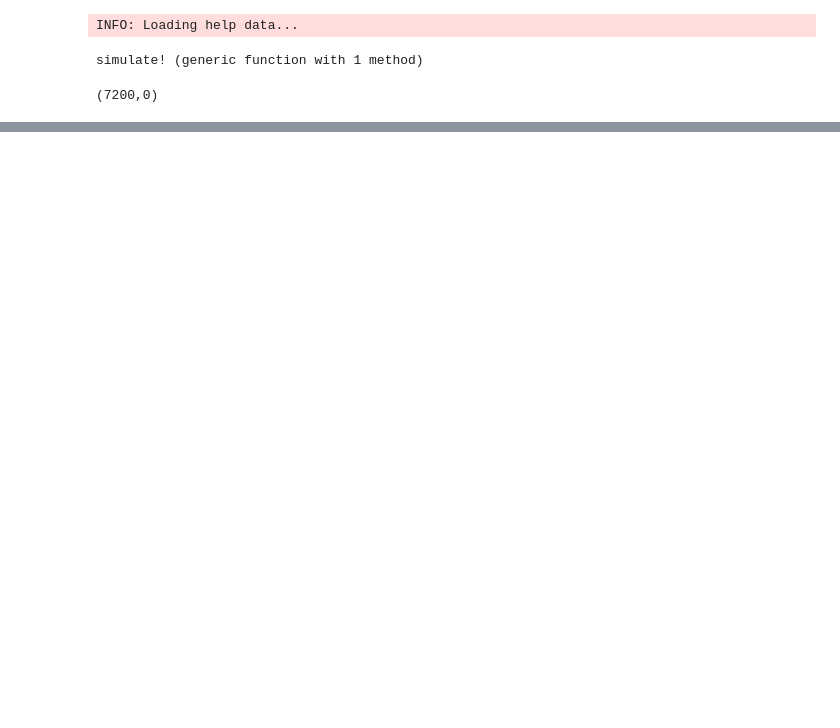
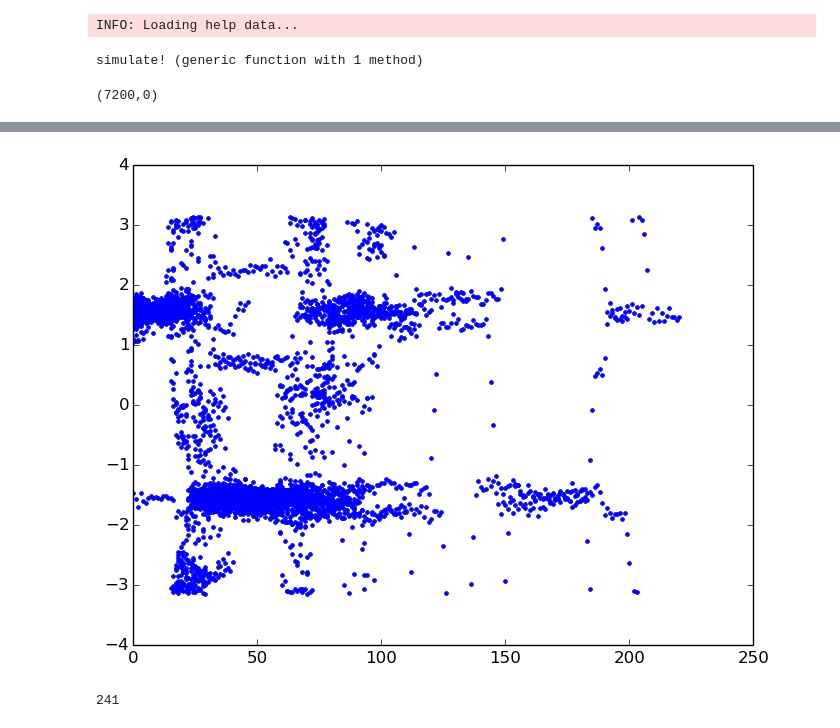
Before and after one commit to sisl/autoATC, a Jupyter notebook: sensorModel.ipynb, the cells around one changed output, grey strips where cells are left out. Saved outputs shown, nothing was run; the diff lists cells and outputs as text; code cells hidden in the pictures; blank space fills up the shorter version.

```diff
--- a/sensorModel.ipynb
+++ b/sensorModel.ipynb
@@ -40,0 +70,7 @@ grid("on")
+# %%
+for t in trajectories[(1:50)]
+    psi = [(mes.psi)  for mes in t];
+    plot(psi,marker=".",linestyle="",color="blue")
+end
+# %% [output]
+[figure, added]
@@ -40,0 +81,4 @@ grid("on")
+# %%
+length(trajectories)
+# %% [output]
+241
```
Also changed, not shown: parts of 7 cells of this notebook, 1 other file.
